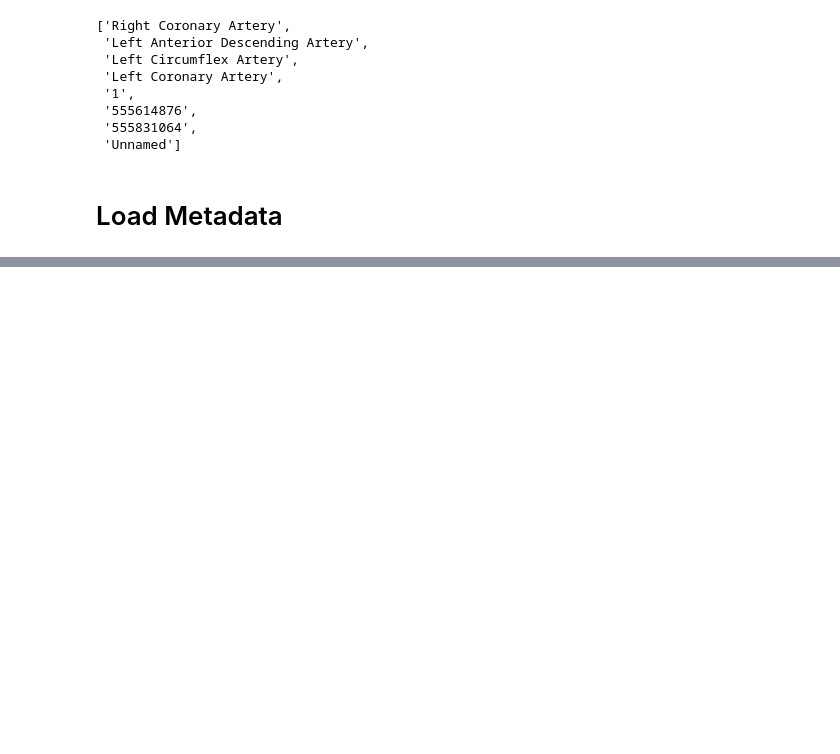
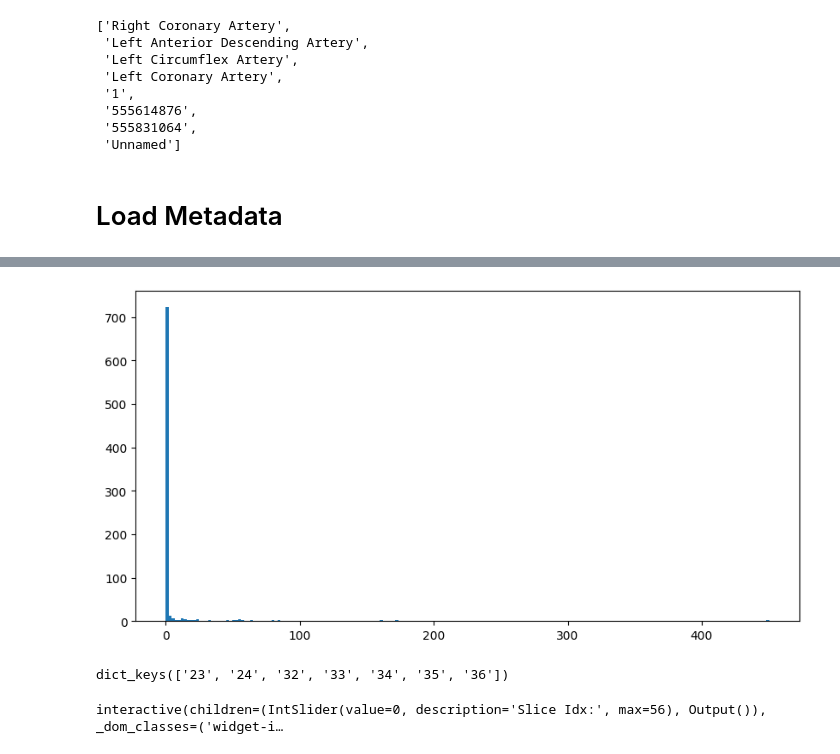
Before and after one commit to sunghwanism/CA_segment, a Jupyter notebook: dataset/ImageAnalysis.ipynb, the cells around one changed output, grey strips where cells are left out. Saved outputs shown, nothing was run; the diff lists cells and outputs as text; code cells hidden in the pictures; blank space fills up the shorter version.

```diff
--- a/dataset/ImageAnalysis.ipynb
+++ b/dataset/ImageAnalysis.ipynb
@@ -117,5 +205,5 @@ list(roi_name_counter.keys())
 # %% [markdown]
 # Load Metadata
 # %%
-metadata = pd.read_csv(cfg.paths.processed_data+'/coca_matched_data.csv')
-# metadata
+metadata = pd.read_csv(cfg.paths.processed_data+'/coca_matched_data_w_score+mask.csv')
+metadata
@@ -132,0 +234,6 @@ np.int64(3775)
+# %%
+plt.figure(figsize=(10, 5))
+plt.hist(metadata['Calculated_Score'], bins=200)
+plt.show()
+# %% [output]
+[figure, added]
@@ -132,0 +245,8 @@ np.int64(3775)
+# %%
+tempJson.keys()
+# %% [output]
+dict_keys(['23', '24', '32', '33', '34', '35', '36'])
+# %%
+visualize_dicom_w_roi(temp, tempJson)
+# %% [output]
+interactive(children=(IntSlider(value=0, description='Slice Idx:', max=56), Output()), _dom_classes=('widget-i…
```
Also changed, not shown: parts of 14 cells of this notebook, 1 other file.
